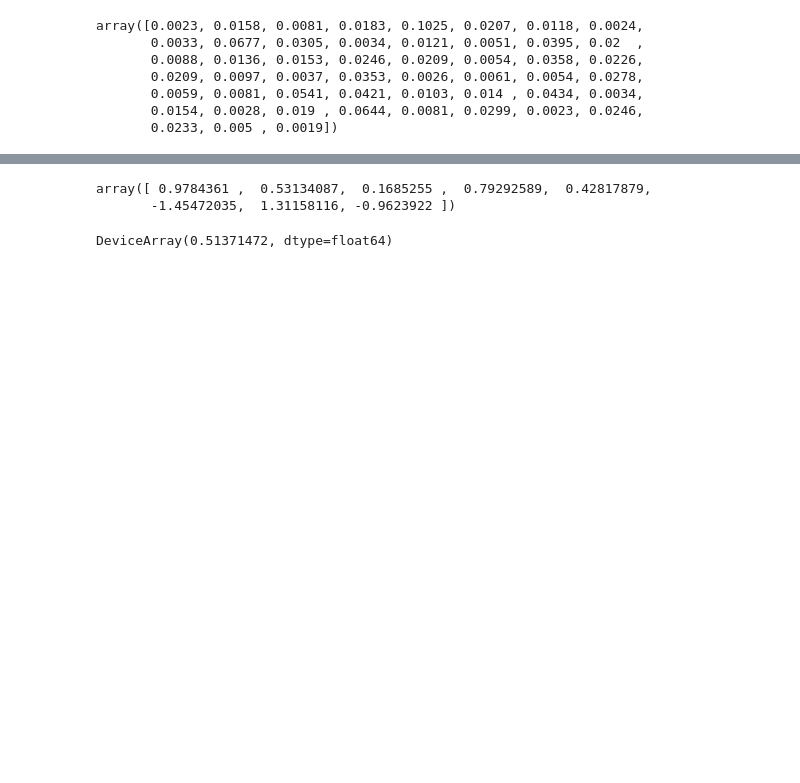
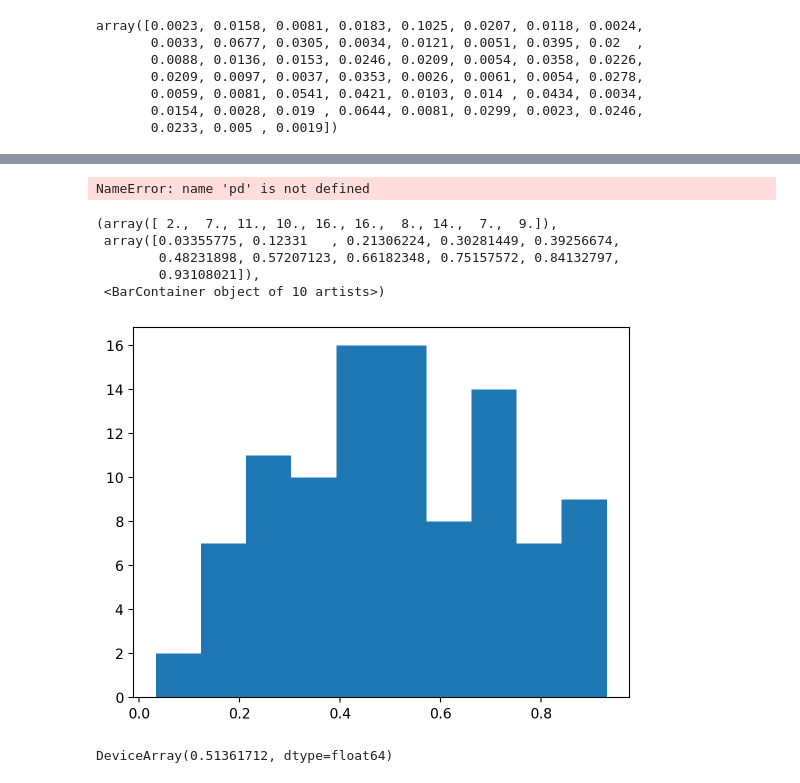
Before and after one commit to martiningram/dadvi-experiments, a Jupyter notebook: comparison/analysis/potus_vote_share.ipynb, the cells around one changed output, grey strips where cells are left out. Drawn from its saved outputs; the diff is of its cells as text; code cells hidden in the pictures; blank space fills up the shorter version.

```diff
--- a/comparison/analysis/potus_vote_share.ipynb
+++ b/comparison/analysis/potus_vote_share.ipynb
@@ -72,9 +70,8 @@ from dadvi.core import compute_score_matrix
 import pickle
 from glob import glob
 
-all_runs = glob('../potus_coverage/64/*/*/*/*.pkl')
+all_runs = glob('/media/martin/External Drive/projects/lrvb_paper/potus_coverage_warm_starts/100_reruns/M_64/*/*.pkl')
+reference = [x for x in all_runs if 'reference' in x][0]
+other_runs = [x for x in all_runs if 'reference' not in x]
 
-reference_run = all_runs[1]
-other_runs = all_runs[2:]
-
-results = pickle.load(open(reference_run, 'rb'))
+results = pickle.load(open(reference, 'rb'))
@@ -175,0 +203,4 @@ others_loaded = [pickle.load(open(x, 'rb')) for x in other_runs]
+# %%
+loaded = pickle.load(open(sorted(other_runs)[-1], 'rb'))
+
+loaded
@@ -176,3 +240,7 @@ others_loaded = [pickle.load(open(x, 'rb')) for x in other_runs]
+# %%
+pd.DataFrame(rerun_results).to_csv('rerun_sds.csv')
+# %% [output]
+NameError: name 'pd' is not defined
 # %%
 all_zs = list()
 
@@ -186,11 +254,18 @@ for other_run in others_loaded:
     cur_z = (other_res - prev_res) / (np.sqrt(2) * freq_sd)
 
     all_zs.append(cur_z)
-# %%
-np.array(all_zs)
-# %% [output]
-array([ 0.9784361 ,  0.53134087,  0.1685255 ,  0.79292589,  0.42817879,
-       -1.45472035,  1.31158116, -0.9623922 ])
+# %%
+import matplotlib.pyplot as plt
+from scipy.stats import norm
+
+plt.hist(norm.cdf(np.array(all_zs)))
+# %% [output]
+(array([ 2.,  7., 11., 10., 16., 16.,  8., 14.,  7.,  9.]),
+ array([0.03355775, 0.12331   , 0.21306224, 0.30281449, 0.39256674,
+        0.48231898, 0.57207123, 0.66182348, 0.75157572, 0.84132797,
+        0.93108021]),
+ <BarContainer object of 10 artists>)
+[figure, added]
 # %%
 # What do they look like marginally over all of them
 # Check pairs more systematically
@@ -198,7 +273,7 @@ array([ 0.9784361 ,  0.53134087,  0.1685255 ,  0.79292589,  0.42817879,
 # Warm starts for this as well
 compute_final_vote_share(opt_params)
 # %% [output]
-DeviceArray(0.51371472, dtype=float64)
+DeviceArray(0.51361712, dtype=float64)
 # %%
 freq_sd
 # %% [output]
```
Also changed, not shown: parts of 21 cells of this notebook, 2 other files.
